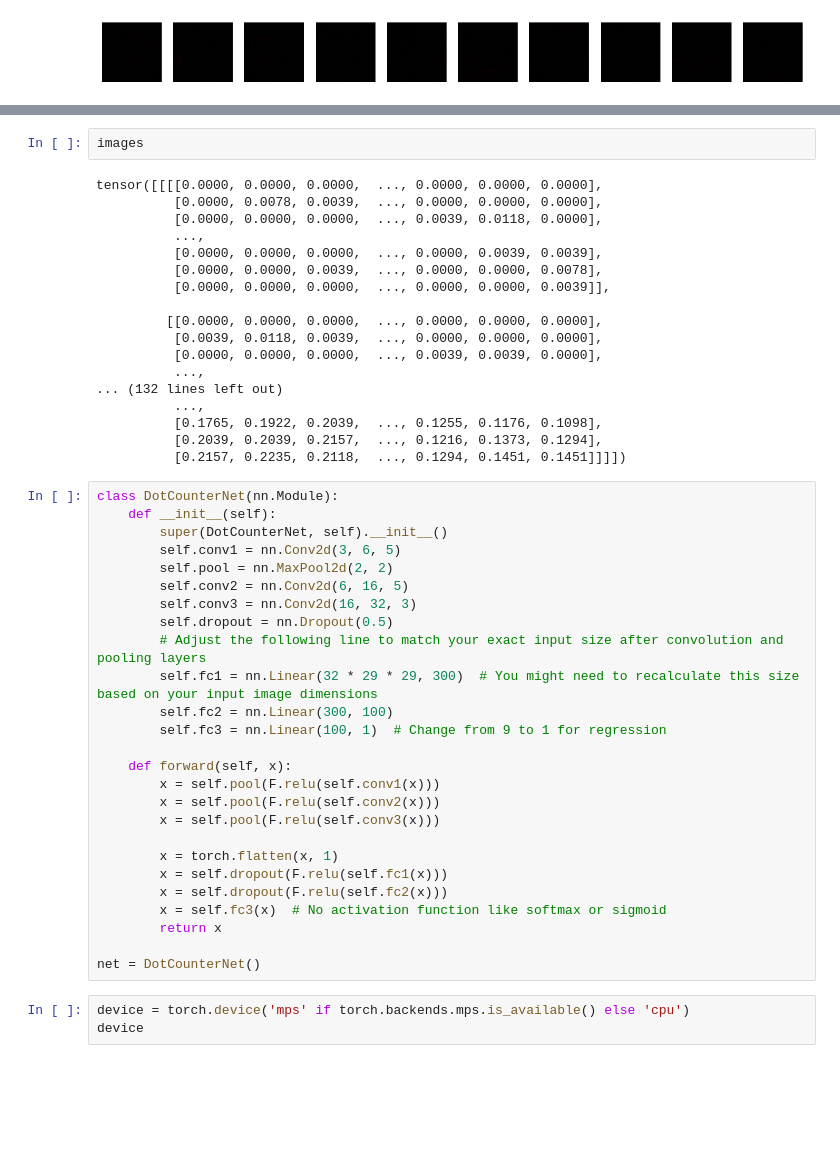
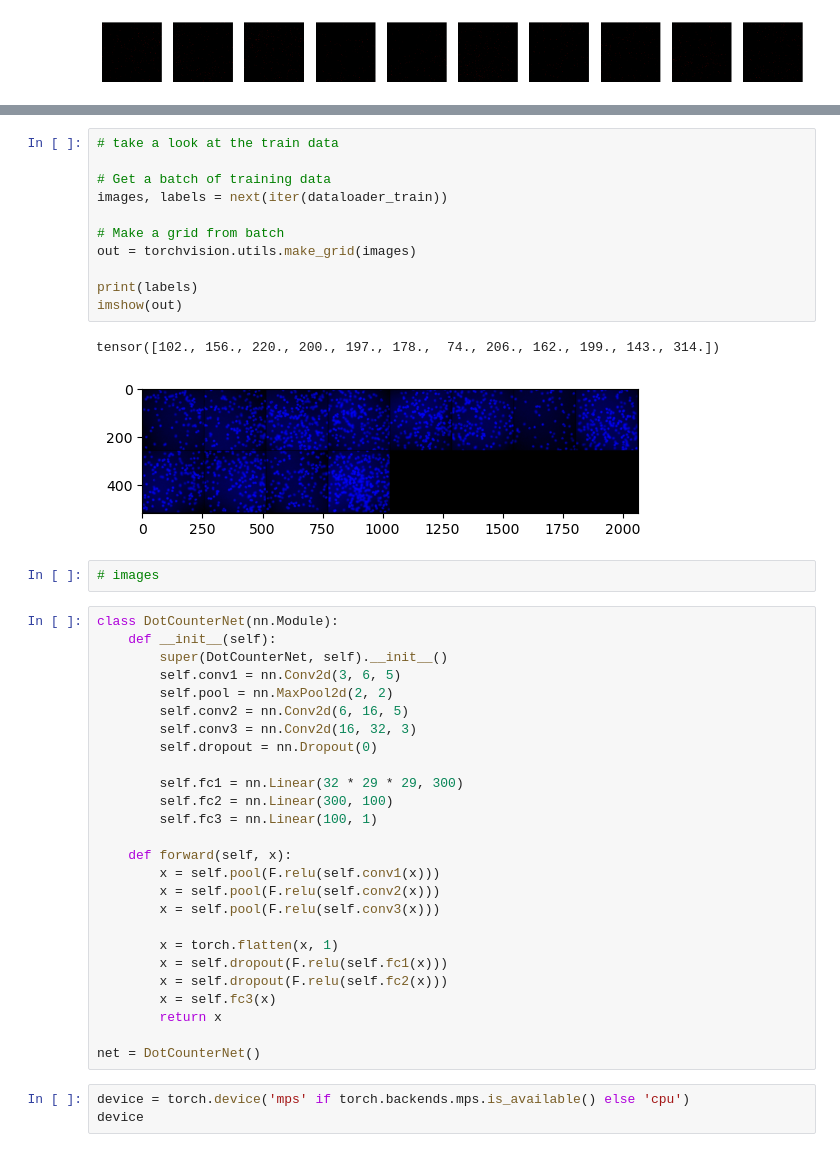
Before and after one commit to JaneAmi/Data_DL, a Jupyter notebook: HW4.ipynb, the cells around one changed output, grey strips where cells are left out. Drawn from its saved outputs; the diff is of its cells as text; blank space fills up the shorter version.

```diff
--- a/HW4.ipynb
+++ b/HW4.ipynb
@@ -167,23 +237,19 @@ tensor([115., 235., 193., 116., 136., 168., 190., 192., 306., 223.,  81., 278.,
-# %%
-images
-# %% [output]
-tensor([[[[0.0000, 0.0000, 0.0000,  ..., 0.0000, 0.0000, 0.0000],
-          [0.0000, 0.0078, 0.0039,  ..., 0.0000, 0.0000, 0.0000],
-          [0.0000, 0.0000, 0.0000,  ..., 0.0039, 0.0118, 0.0000],
-          ...,
-          [0.0000, 0.0000, 0.0000,  ..., 0.0000, 0.0039, 0.0039],
-          [0.0000, 0.0000, 0.0039,  ..., 0.0000, 0.0000, 0.0078],
-          [0.0000, 0.0000, 0.0000,  ..., 0.0000, 0.0000, 0.0039]],
-
-         [[0.0000, 0.0000, 0.0000,  ..., 0.0000, 0.0000, 0.0000],
-          [0.0039, 0.0118, 0.0039,  ..., 0.0000, 0.0000, 0.0000],
-          [0.0000, 0.0000, 0.0000,  ..., 0.0039, 0.0039, 0.0000],
-          ...,
-... (132 lines left out)
-          ...,
-          [0.1765, 0.1922, 0.2039,  ..., 0.1255, 0.1176, 0.1098],
-          [0.2039, 0.2039, 0.2157,  ..., 0.1216, 0.1373, 0.1294],
-          [0.2157, 0.2235, 0.2118,  ..., 0.1294, 0.1451, 0.1451]]]])
+# %%
+# take a look at the train data
+
+# Get a batch of training data
+images, labels = next(iter(dataloader_train))
+
+# Make a grid from batch
+out = torchvision.utils.make_grid(images)
+
+print(labels)
+imshow(out)
+# %% [output]
+tensor([102., 156., 220., 200., 197., 178.,  74., 206., 162., 199., 143., 314.])
+[figure, added]
+# %%
+# images
 # %%
 class DotCounterNet(nn.Module):
     def __init__(self):
@@ -192,11 +258,11 @@ class DotCounterNet(nn.Module):
         self.pool = nn.MaxPool2d(2, 2)
         self.conv2 = nn.Conv2d(6, 16, 5)
         self.conv3 = nn.Conv2d(16, 32, 3)
-        self.dropout = nn.Dropout(0.5)
-        # Adjust the following line to match your exact input size after convolution and pooling layers
-        self.fc1 = nn.Linear(32 * 29 * 29, 300)  # You might need to recalculate this size based on your input image dimensions
+        self.dropout = nn.Dropout(0)
+
+        self.fc1 = nn.Linear(32 * 29 * 29, 300)
         self.fc2 = nn.Linear(300, 100)
-        self.fc3 = nn.Linear(100, 1)  # Change from 9 to 1 for regression
+        self.fc3 = nn.Linear(100, 1)
 
     def forward(self, x):
         x = self.pool(F.relu(self.conv1(x)))
@@ -206,7 +272,7 @@ class DotCounterNet(nn.Module):
         x = torch.flatten(x, 1)
         x = self.dropout(F.relu(self.fc1(x)))
         x = self.dropout(F.relu(self.fc2(x)))
-        x = self.fc3(x)  # No activation function like softmax or sigmoid
+        x = self.fc3(x)
         return x
 
 net = DotCounterNet()
```
Also changed, not shown: parts of 11 cells of this notebook.
